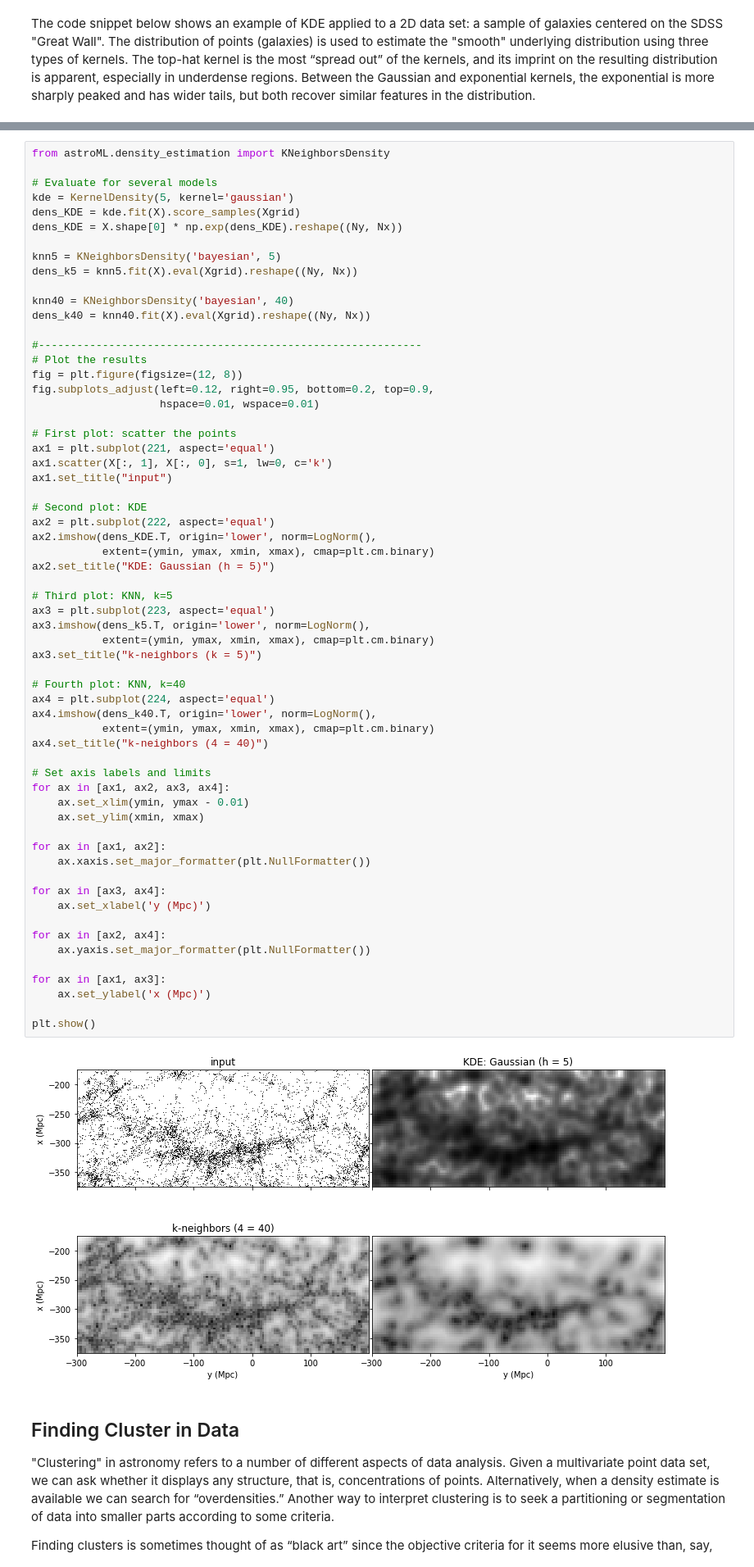
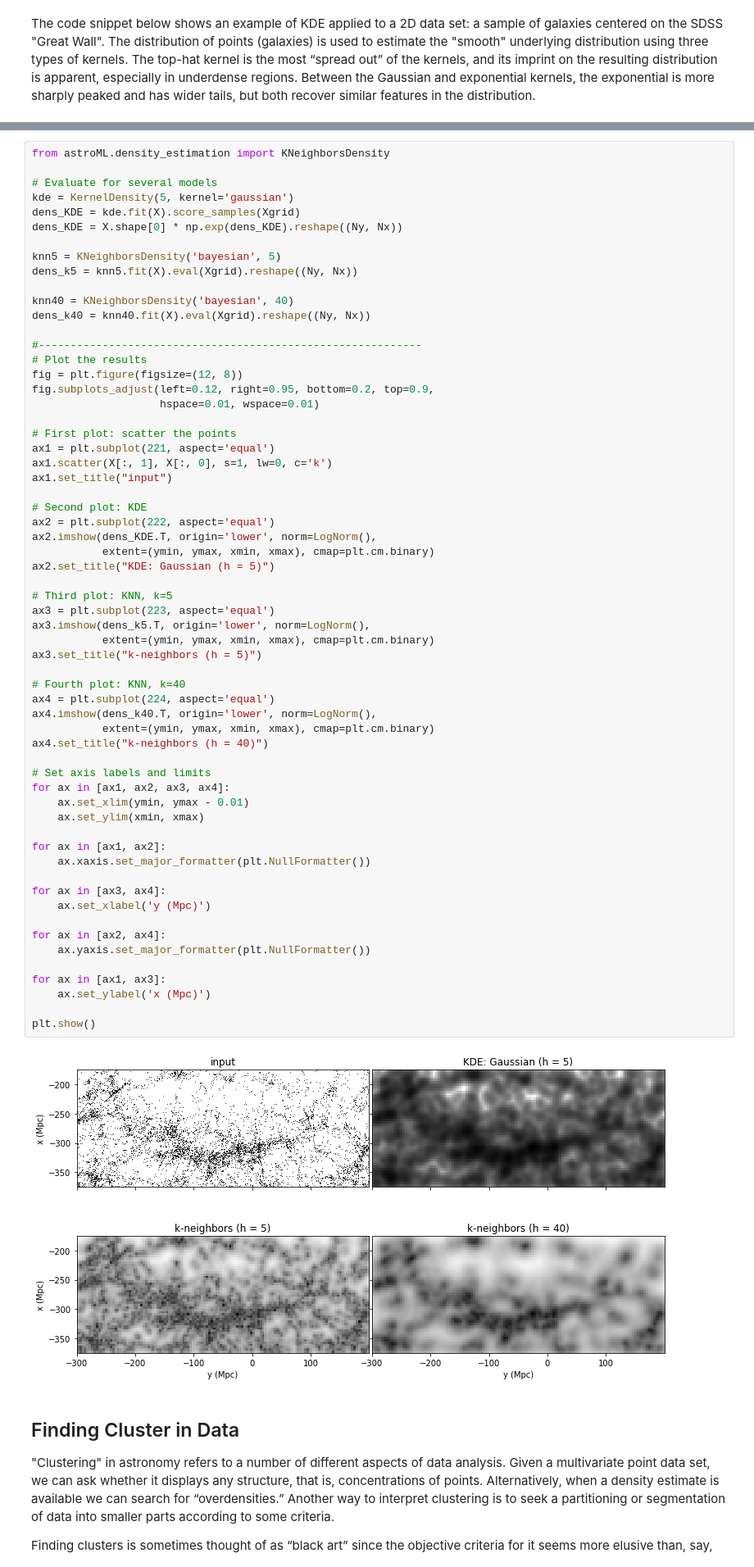
Before and after one commit to uom-lectures/PHY3287, a Jupyter notebook: lecture_3.ipynb, the cells around one changed output, grey strips where cells are left out. Shown at 82% size. Drawn from its saved outputs; the diff is of its cells as text.

```diff
--- a/lecture_3.ipynb
+++ b/lecture_3.ipynb
@@ -357,36 +359,36 @@ ax2.set_title("KDE: Gaussian (h = 5)")
 
 # Third plot: KNN, k=5
 ax3 = plt.subplot(223, aspect='equal')
 ax3.imshow(dens_k5.T, origin='lower', norm=LogNorm(),
            extent=(ymin, ymax, xmin, xmax), cmap=plt.cm.binary)
-ax3.set_title("k-neighbors (k = 5)")
+ax3.set_title("k-neighbors (h = 5)")
 
 # Fourth plot: KNN, k=40
 ax4 = plt.subplot(224, aspect='equal')
 ax4.imshow(dens_k40.T, origin='lower', norm=LogNorm(),
            extent=(ymin, ymax, xmin, xmax), cmap=plt.cm.binary)
-ax4.set_title("k-neighbors (4 = 40)")
+ax4.set_title("k-neighbors (h = 40)")
 
 # Set axis labels and limits
 for ax in [ax1, ax2, ax3, ax4]:
     ax.set_xlim(ymin, ymax - 0.01)
     ax.set_ylim(xmin, xmax)
 
 for ax in [ax1, ax2]:
     ax.xaxis.set_major_formatter(plt.NullFormatter())
 
 for ax in [ax3, ax4]:
     ax.set_xlabel('y (Mpc)')
 
 for ax in [ax2, ax4]:
     ax.yaxis.set_major_formatter(plt.NullFormatter())
 
 for ax in [ax1, ax3]:
     ax.set_ylabel('x (Mpc)')
 
 plt.show()
 # %% [output]
-[figure, old version]
+[figure, new version]
 # %% [markdown]
 ## Finding Cluster in Data
 
```
Also changed, not shown: parts of 9 cells of this notebook, 2 other files.
